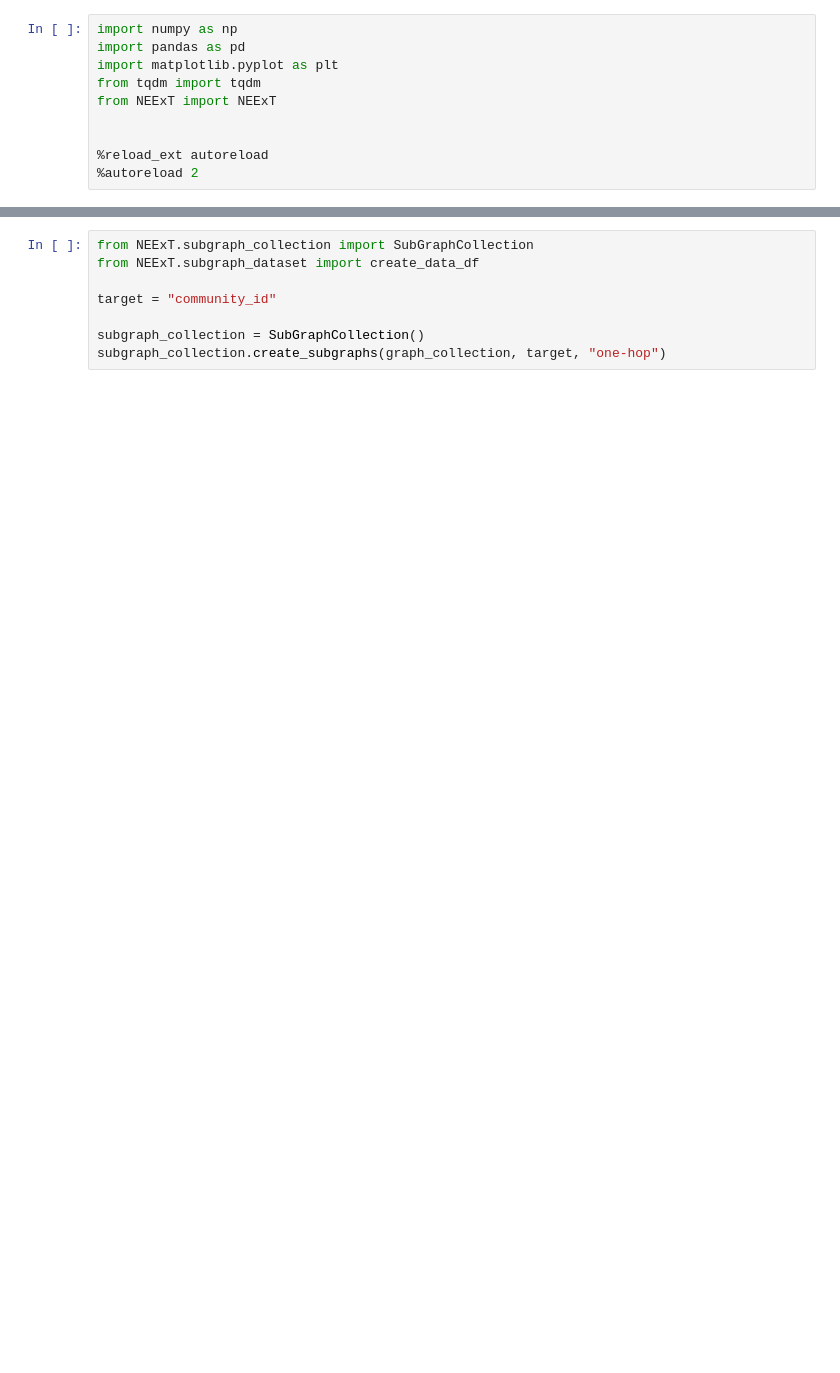
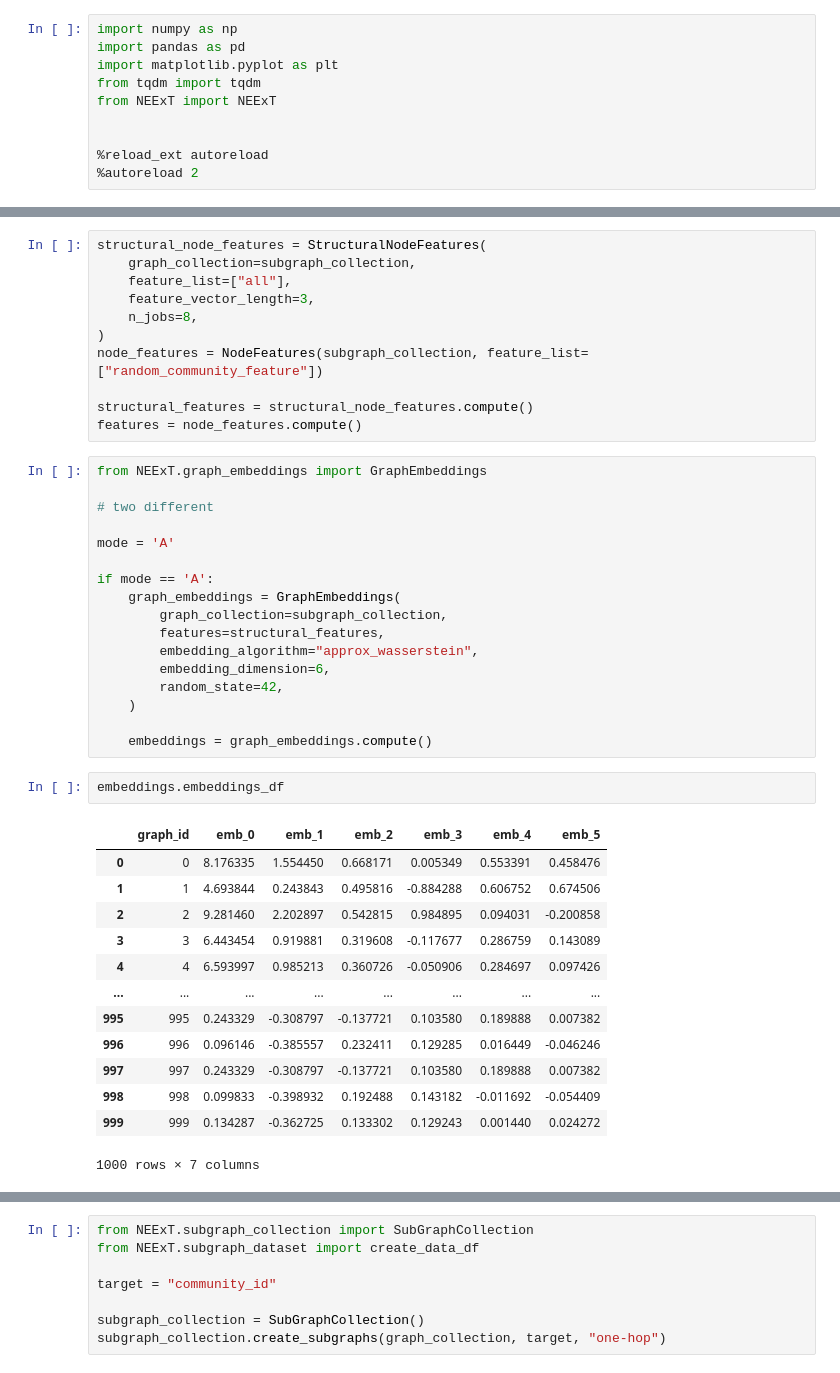
Before and after one commit to ashdehghan/NEExT, a Jupyter notebook: experiments/graph_splitter.ipynb, the cells around one changed output, grey strips where cells are left out. Saved outputs shown, nothing was run; the diff lists cells and outputs as text; blank space fills up the shorter version.

Commit message:
Separate features from structural features

```diff
--- a/experiments/graph_splitter.ipynb
+++ b/experiments/graph_splitter.ipynb
@@ -53,0 +40,44 @@ features.to_csv(features_file_path, index=False)
+# %%
+structural_node_features = StructuralNodeFeatures(
+    graph_collection=subgraph_collection,
+    feature_list=["all"],
+    feature_vector_length=3,
+    n_jobs=8,
+)
+node_features = NodeFeatures(subgraph_collection, feature_list=["random_community_feature"])
+
+structural_features = structural_node_features.compute()
+features = node_features.compute()
+# %%
+from NEExT.graph_embeddings import GraphEmbeddings
+
+# two different
+
+mode = 'A'
+
+if mode == 'A':
+    graph_embeddings = GraphEmbeddings(
+        graph_collection=subgraph_collection,
+        features=structural_features,
+        embedding_algorithm="approx_wasserstein",
+        embedding_dimension=6,
+        random_state=42,
+    )
+
+    embeddings = graph_embeddings.compute()
+# %%
+embeddings.embeddings_df
+# %% [output]
+|  | graph_id | emb_0 | emb_1 | emb_2 | emb_3 | emb_4 | emb_5 |
+| 0 | 0 | 8.176335 | 1.554450 | 0.668171 | 0.005349 | 0.553391 | 0.458476 |
+| 1 | 1 | 4.693844 | 0.243843 | 0.495816 | -0.884288 | 0.606752 | 0.674506 |
+| 2 | 2 | 9.281460 | 2.202897 | 0.542815 | 0.984895 | 0.094031 | -0.200858 |
+| 3 | 3 | 6.443454 | 0.919881 | 0.319608 | -0.117677 | 0.286759 | 0.143089 |
+| 4 | 4 | 6.593997 | 0.985213 | 0.360726 | -0.050906 | 0.284697 | 0.097426 |
+| ... | ... | ... | ... | ... | ... | ... | ... |
+| 995 | 995 | 0.243329 | -0.308797 | -0.137721 | 0.103580 | 0.189888 | 0.007382 |
+| 996 | 996 | 0.096146 | -0.385557 | 0.232411 | 0.129285 | 0.016449 | -0.046246 |
+| 997 | 997 | 0.243329 | -0.308797 | -0.137721 | 0.103580 | 0.189888 | 0.007382 |
+| 998 | 998 | 0.099833 | -0.398932 | 0.192488 | 0.143182 | -0.011692 | -0.054409 |
+| 999 | 999 | 0.134287 | -0.362725 | 0.133302 | 0.129243 | 0.001440 | 0.024272 |
+1000 rows × 7 columns
```
Also changed, not shown: parts of 11 cells of this notebook, 9 other files.
